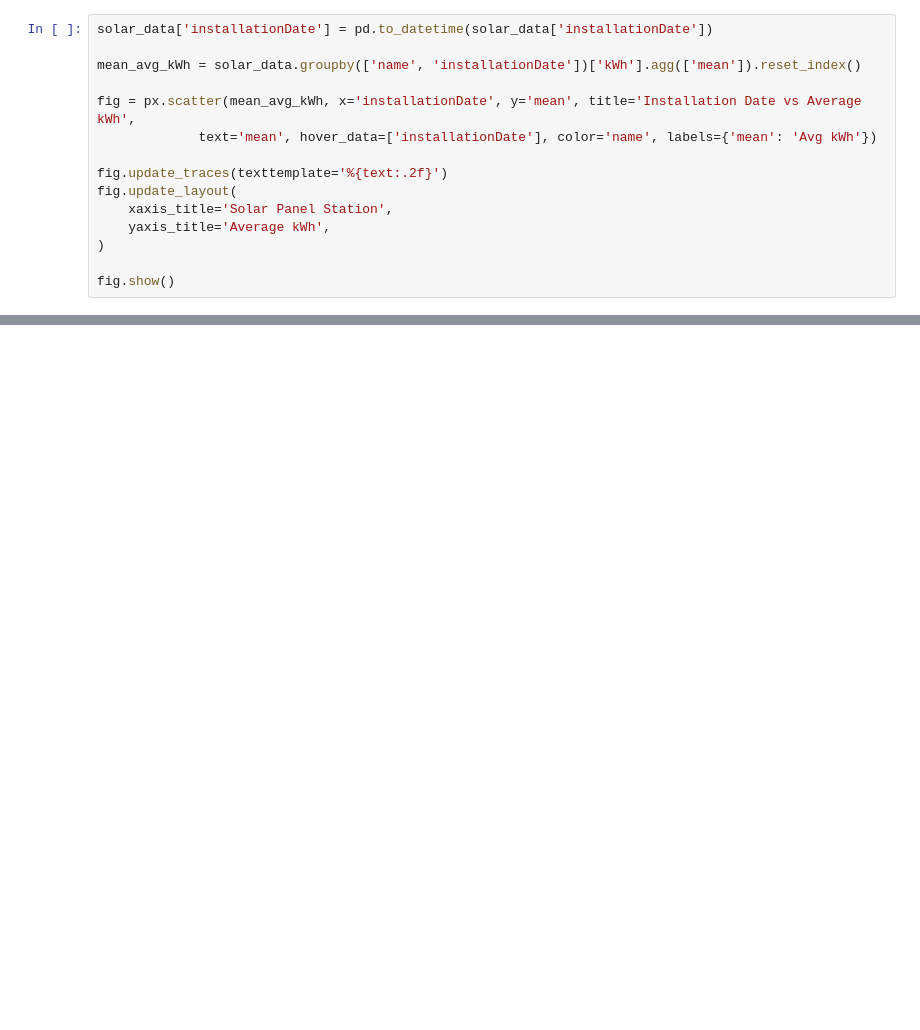
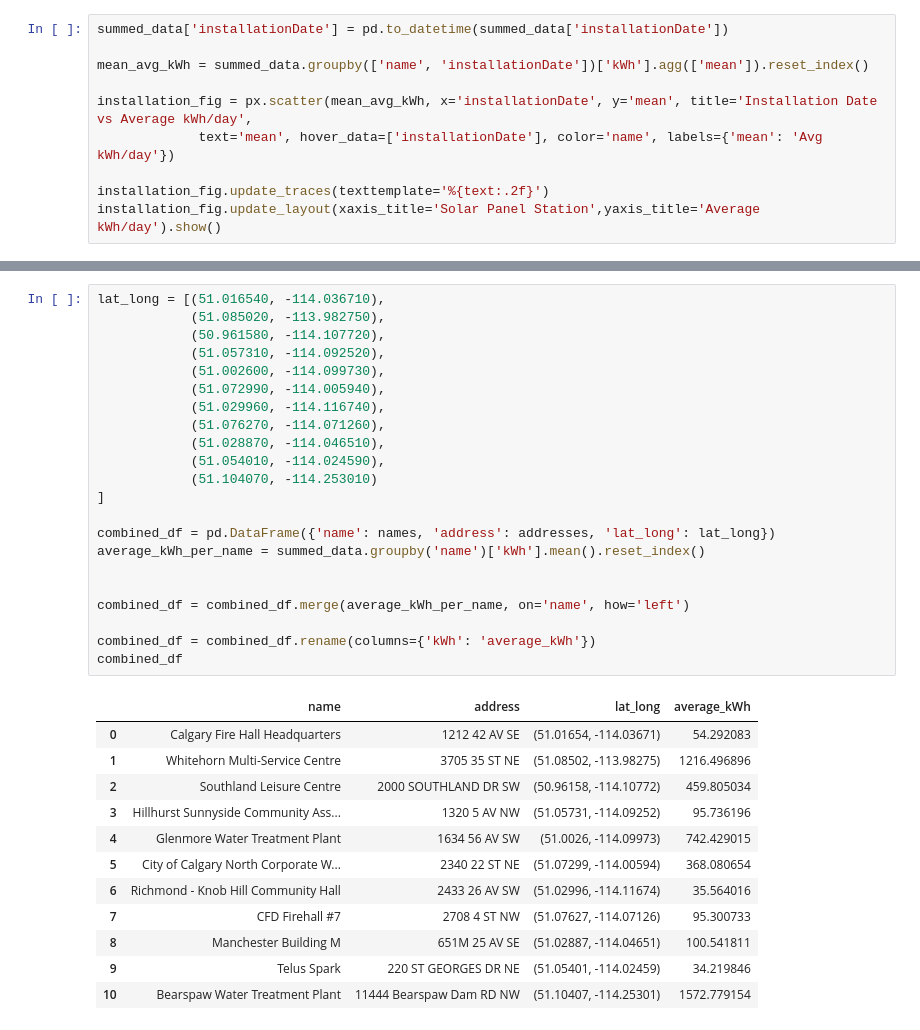
Before and after one commit to callysto/Data-Viz-of-the-Week, a Jupyter notebook: solar-energy/solar-energy.ipynb, the cells around one changed output, grey strips where cells are left out. Cells and saved outputs as stored; diff of their text form; blank space fills up the shorter version.

```diff
--- a/solar-energy/solar-energy.ipynb
+++ b/solar-energy/solar-energy.ipynb
@@ -88,15 +315,10 @@ mean_kWh_per_year
 # %%
-solar_data['installationDate'] = pd.to_datetime(solar_data['installationDate'])
+summed_data['installationDate'] = pd.to_datetime(summed_data['installationDate'])
 
-mean_avg_kWh = solar_data.groupby(['name', 'installationDate'])['kWh'].agg(['mean']).reset_index()
+mean_avg_kWh = summed_data.groupby(['name', 'installationDate'])['kWh'].agg(['mean']).reset_index()
 
-fig = px.scatter(mean_avg_kWh, x='installationDate', y='mean', title='Installation Date vs Average kWh',
-             text='mean', hover_data=['installationDate'], color='name', labels={'mean': 'Avg kWh'})
+installation_fig = px.scatter(mean_avg_kWh, x='installationDate', y='mean', title='Installation Date vs Average kWh/day',
+             text='mean', hover_data=['installationDate'], color='name', labels={'mean': 'Avg kWh/day'})
 
-fig.update_traces(texttemplate='%{text:.2f}')
-fig.update_layout(
-    xaxis_title='Solar Panel Station',
-    yaxis_title='Average kWh',
-)
-
-fig.show()
+installation_fig.update_traces(texttemplate='%{text:.2f}')
+installation_fig.update_layout(xaxis_title='Solar Panel Station',yaxis_title='Average kWh/day').show()
@@ -102,0 +329,35 @@ fig.show()
+# %%
+lat_long = [(51.016540, -114.036710),
+            (51.085020, -113.982750),
+            (50.961580, -114.107720),
+            (51.057310, -114.092520),
+            (51.002600, -114.099730),
+            (51.072990, -114.005940),
+            (51.029960, -114.116740),
+            (51.076270, -114.071260),
+            (51.028870, -114.046510),
+            (51.054010, -114.024590),
+            (51.104070, -114.253010)
+]
+
+combined_df = pd.DataFrame({'name': names, 'address': addresses, 'lat_long': lat_long})
+average_kWh_per_name = summed_data.groupby('name')['kWh'].mean().reset_index()
+
+
+combined_df = combined_df.merge(average_kWh_per_name, on='name', how='left')
+
+combined_df = combined_df.rename(columns={'kWh': 'average_kWh'})
+combined_df
+# %% [output]
+|  | name | address | lat_long | average_kWh |
+| 0 | Calgary Fire Hall Headquarters | 1212 42 AV SE | (51.01654, -114.03671) | 54.292083 |
+| 1 | Whitehorn Multi-Service Centre | 3705 35 ST NE | (51.08502, -113.98275) | 1216.496896 |
+| 2 | Southland Leisure Centre | 2000 SOUTHLAND DR SW | (50.96158, -114.10772) | 459.805034 |
+| 3 | Hillhurst Sunnyside Community Ass... | 1320 5 AV NW | (51.05731, -114.09252) | 95.736196 |
+| 4 | Glenmore Water Treatment Plant | 1634 56 AV SW | (51.0026, -114.09973) | 742.429015 |
+| 5 | City of Calgary North Corporate W... | 2340 22 ST NE | (51.07299, -114.00594) | 368.080654 |
+| 6 | Richmond - Knob Hill Community Hall | 2433 26 AV SW | (51.02996, -114.11674) | 35.564016 |
+| 7 | CFD Firehall #7 | 2708 4 ST NW | (51.07627, -114.07126) | 95.300733 |
+| 8 | Manchester Building M | 651M 25 AV SE | (51.02887, -114.04651) | 100.541811 |
+| 9 | Telus Spark | 220 ST GEORGES DR NE | (51.05401, -114.02459) | 34.219846 |
+| 10 | Bearspaw Water Treatment Plant | 11444 Bearspaw Dam RD NW | (51.10407, -114.25301) | 1572.779154 |
```
Also changed, not shown: parts of 53 cells of this notebook.
